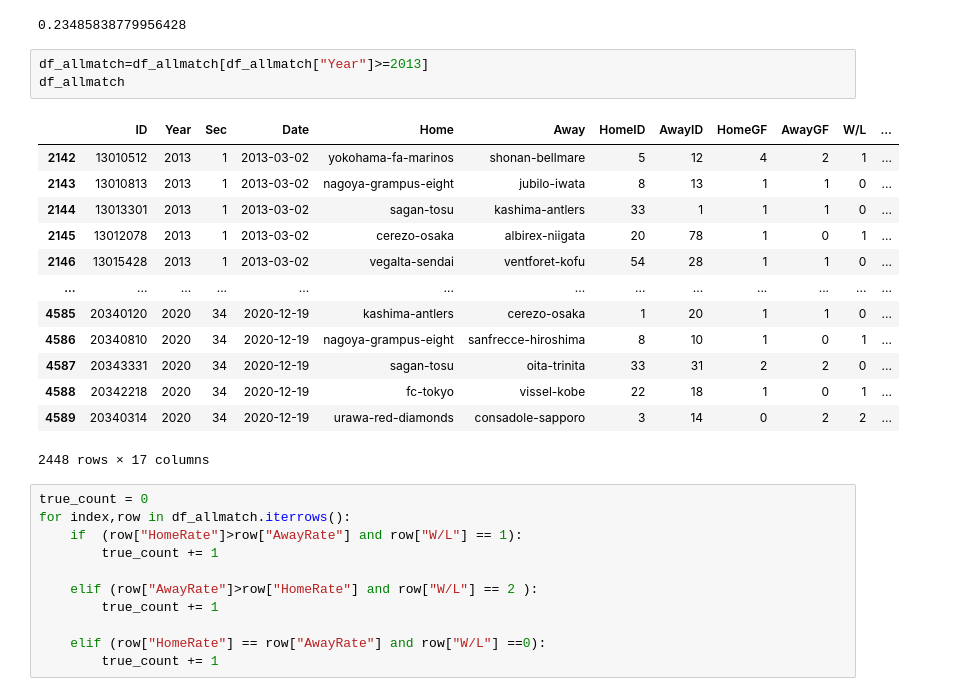
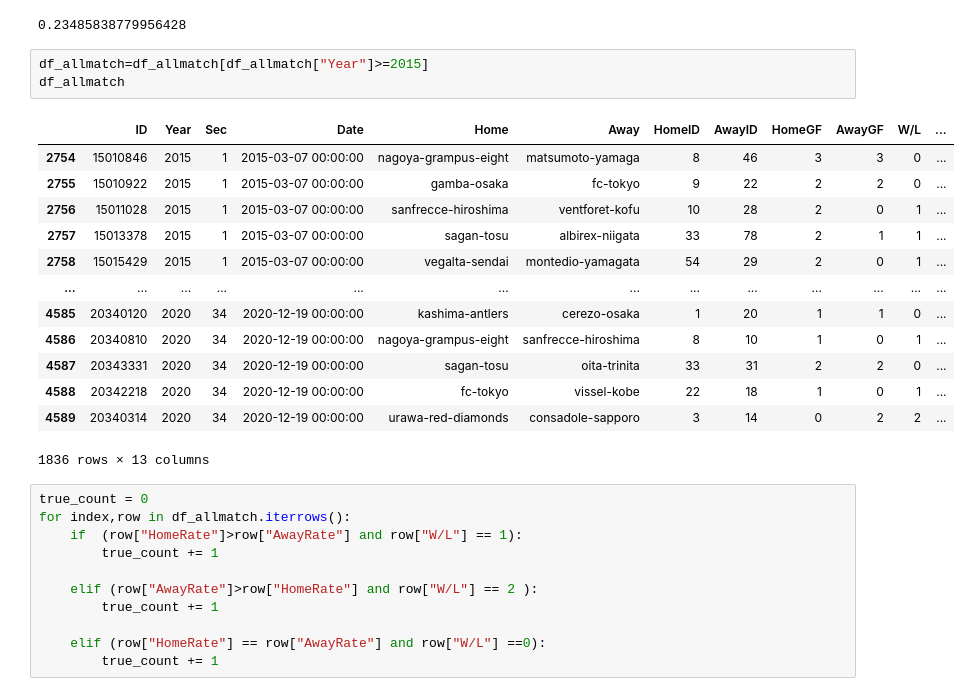
Before and after one commit to dovicie/jleague-result-prediction, a Jupyter notebook: prediction_rating.ipynb, the cells around one changed output. Drawn from its saved outputs; the diff is of its cells as text.

```diff
--- a/prediction_rating.ipynb
+++ b/prediction_rating.ipynb
@@ -26,22 +26,22 @@ len(df_allmatch[df_allmatch["W/L"]==0])/len(df_allmatch)
 # %% [output]
 0.23485838779956428
 # %%
-df_allmatch=df_allmatch[df_allmatch["Year"]>=2013]
+df_allmatch=df_allmatch[df_allmatch["Year"]>=2015]
 df_allmatch
 # %% [output]
 |  | ID | Year | Sec | Date | Home | Away | HomeID | AwayID | HomeGF | AwayGF | W/L | ... |
-| 2142 | 13010512 | 2013 | 1 | 2013-03-02 | yokohama-fa-marinos | shonan-bellmare | 5 | 12 | 4 | 2 | 1 | ... |
-| 2143 | 13010813 | 2013 | 1 | 2013-03-02 | nagoya-grampus-eight | jubilo-iwata | 8 | 13 | 1 | 1 | 0 | ... |
-| 2144 | 13013301 | 2013 | 1 | 2013-03-02 | sagan-tosu | kashima-antlers | 33 | 1 | 1 | 1 | 0 | ... |
-| 2145 | 13012078 | 2013 | 1 | 2013-03-02 | cerezo-osaka | albirex-niigata | 20 | 78 | 1 | 0 | 1 | ... |
-| 2146 | 13015428 | 2013 | 1 | 2013-03-02 | vegalta-sendai | ventforet-kofu | 54 | 28 | 1 | 1 | 0 | ... |
+| 2754 | 15010846 | 2015 | 1 | 2015-03-07 00:00:00 | nagoya-grampus-eight | matsumoto-yamaga | 8 | 46 | 3 | 3 | 0 | ... |
+| 2755 | 15010922 | 2015 | 1 | 2015-03-07 00:00:00 | gamba-osaka | fc-tokyo | 9 | 22 | 2 | 2 | 0 | ... |
+| 2756 | 15011028 | 2015 | 1 | 2015-03-07 00:00:00 | sanfrecce-hiroshima | ventforet-kofu | 10 | 28 | 2 | 0 | 1 | ... |
+| 2757 | 15013378 | 2015 | 1 | 2015-03-07 00:00:00 | sagan-tosu | albirex-niigata | 33 | 78 | 2 | 1 | 1 | ... |
+| 2758 | 15015429 | 2015 | 1 | 2015-03-07 00:00:00 | vegalta-sendai | montedio-yamagata | 54 | 29 | 2 | 0 | 1 | ... |
 | ... | ... | ... | ... | ... | ... | ... | ... | ... | ... | ... | ... | ... |
-| 4585 | 20340120 | 2020 | 34 | 2020-12-19 | kashima-antlers | cerezo-osaka | 1 | 20 | 1 | 1 | 0 | ... |
-| 4586 | 20340810 | 2020 | 34 | 2020-12-19 | nagoya-grampus-eight | sanfrecce-hiroshima | 8 | 10 | 1 | 0 | 1 | ... |
-| 4587 | 20343331 | 2020 | 34 | 2020-12-19 | sagan-tosu | oita-trinita | 33 | 31 | 2 | 2 | 0 | ... |
-| 4588 | 20342218 | 2020 | 34 | 2020-12-19 | fc-tokyo | vissel-kobe | 22 | 18 | 1 | 0 | 1 | ... |
-| 4589 | 20340314 | 2020 | 34 | 2020-12-19 | urawa-red-diamonds | consadole-sapporo | 3 | 14 | 0 | 2 | 2 | ... |
+| 4585 | 20340120 | 2020 | 34 | 2020-12-19 00:00:00 | kashima-antlers | cerezo-osaka | 1 | 20 | 1 | 1 | 0 | ... |
+| 4586 | 20340810 | 2020 | 34 | 2020-12-19 00:00:00 | nagoya-grampus-eight | sanfrecce-hiroshima | 8 | 10 | 1 | 0 | 1 | ... |
+| 4587 | 20343331 | 2020 | 34 | 2020-12-19 00:00:00 | sagan-tosu | oita-trinita | 33 | 31 | 2 | 2 | 0 | ... |
+| 4588 | 20342218 | 2020 | 34 | 2020-12-19 00:00:00 | fc-tokyo | vissel-kobe | 22 | 18 | 1 | 0 | 1 | ... |
+| 4589 | 20340314 | 2020 | 34 | 2020-12-19 00:00:00 | urawa-red-diamonds | consadole-sapporo | 3 | 14 | 0 | 2 | 2 | ... |
-2448 rows × 17 columns
+1836 rows × 13 columns
 # %%
 true_count = 0
 for index,row in df_allmatch.iterrows():
```
Also changed, not shown: parts of 1 cell of this notebook, 19 other files.
